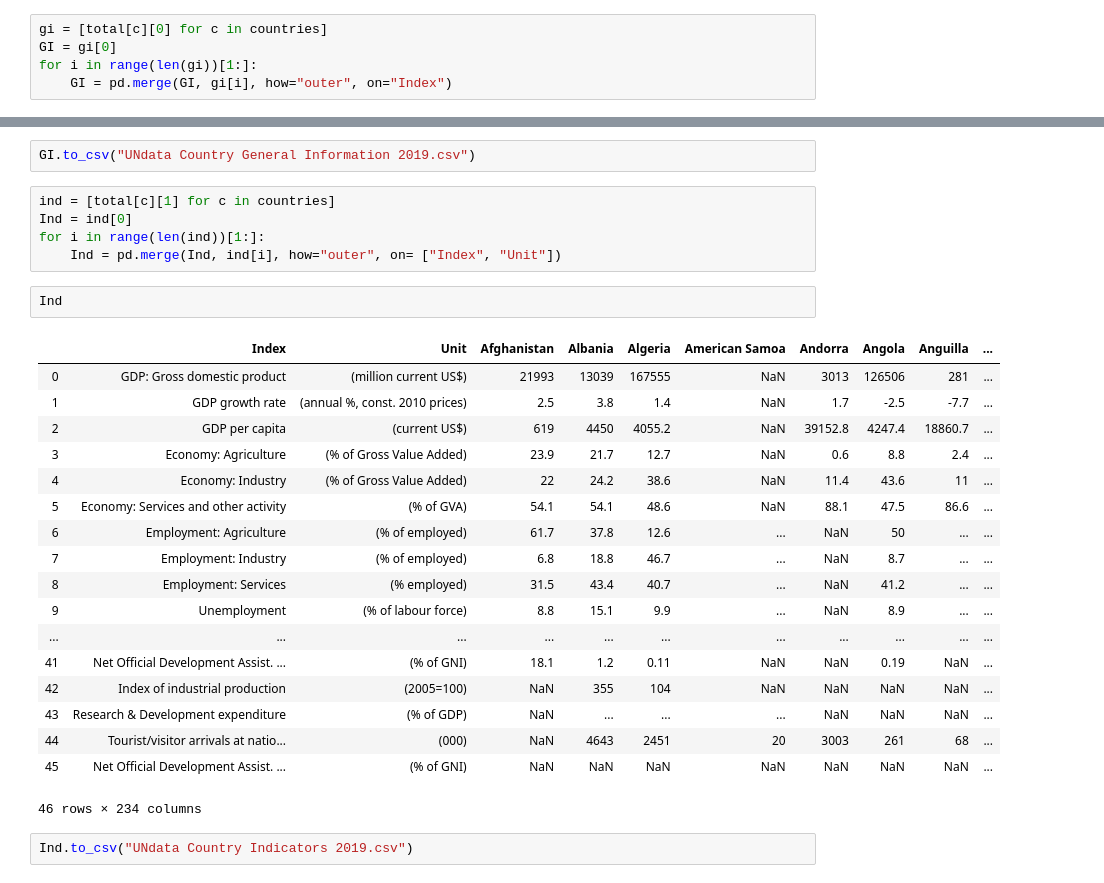
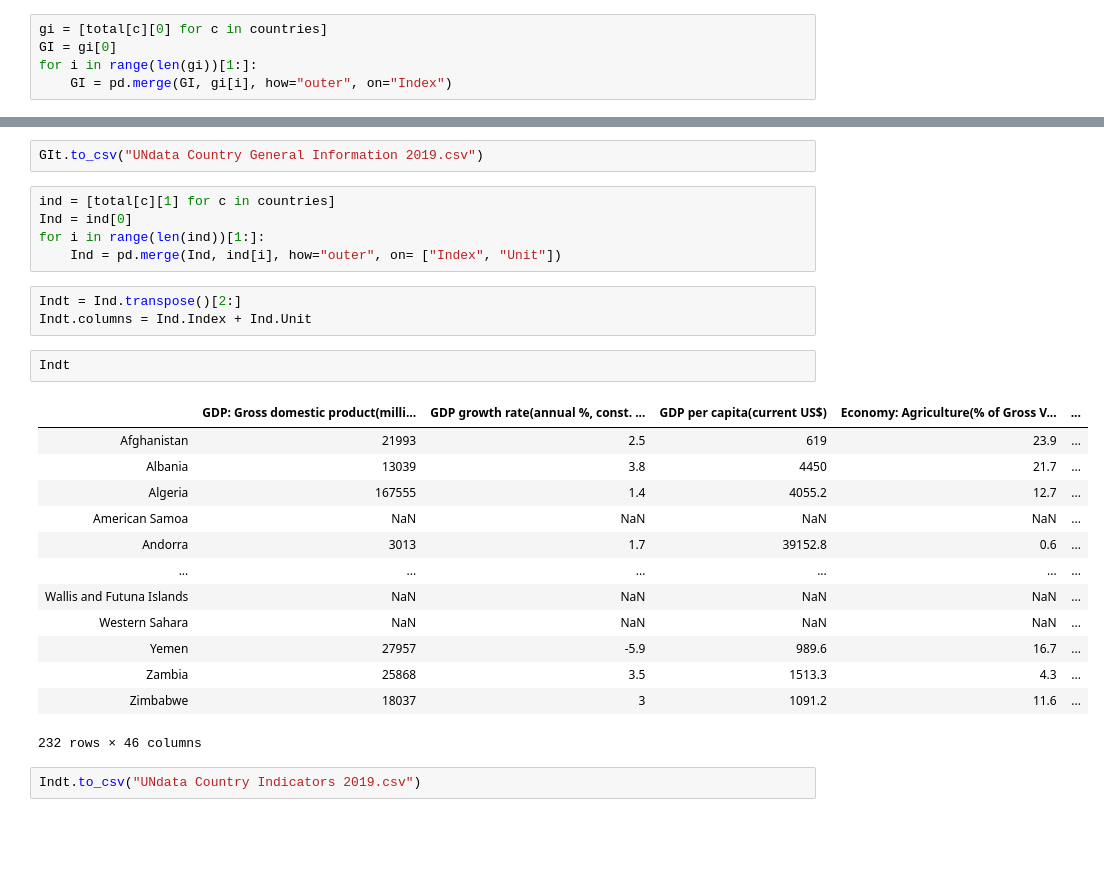
Before and after one commit to amayooo/data-tah-dah, a Jupyter notebook: UNdata/UNdata_multiple_countries.ipynb, the cells around one changed output, grey strips where cells are left out. Cells and saved outputs as stored; diff of their text form; blank space fills up the shorter version.

```diff
--- a/UNdata/UNdata_multiple_countries.ipynb
+++ b/UNdata/UNdata_multiple_countries.ipynb
@@ -99,30 +100,28 @@ GI
 # %%
-GI.to_csv("UNdata Country General Information 2019.csv")
+GIt.to_csv("UNdata Country General Information 2019.csv")
 # %%
 ind = [total[c][1] for c in countries]
 Ind = ind[0]
 for i in range(len(ind))[1:]:
     Ind = pd.merge(Ind, ind[i], how="outer", on= ["Index", "Unit"])
-# %%
-Ind
-# %% [output]
-|  | Index | Unit | Afghanistan | Albania | Algeria | American Samoa | Andorra | Angola | Anguilla | ... |
-| 0 | GDP: Gross domestic product | (million current US$) | 21993 | 13039 | 167555 | NaN | 3013 | 126506 | 281 | ... |
-| 1 | GDP growth rate | (annual %, const. 2010 prices) | 2.5 | 3.8 | 1.4 | NaN | 1.7 | -2.5 | -7.7 | ... |
-| 2 | GDP per capita | (current US$) | 619 | 4450 | 4055.2 | NaN | 39152.8 | 4247.4 | 18860.7 | ... |
-| 3 | Economy: Agriculture | (% of Gross Value Added) | 23.9 | 21.7 | 12.7 | NaN | 0.6 | 8.8 | 2.4 | ... |
-| 4 | Economy: Industry | (% of Gross Value Added) | 22 | 24.2 | 38.6 | NaN | 11.4 | 43.6 | 11 | ... |
-| 5 | Economy: Services and other activity | (% of GVA) | 54.1 | 54.1 | 48.6 | NaN | 88.1 | 47.5 | 86.6 | ... |
-| 6 | Employment: Agriculture | (% of employed) | 61.7 | 37.8 | 12.6 | ... | NaN | 50 | ... | ... |
-| 7 | Employment: Industry | (% of employed) | 6.8 | 18.8 | 46.7 | ... | NaN | 8.7 | ... | ... |
-| 8 | Employment: Services | (% employed) | 31.5 | 43.4 | 40.7 | ... | NaN | 41.2 | ... | ... |
-| 9 | Unemployment | (% of labour force) | 8.8 | 15.1 | 9.9 | ... | NaN | 8.9 | ... | ... |
-| ... | ... | ... | ... | ... | ... | ... | ... | ... | ... | ... |
-| 41 | Net Official Development Assist. ... | (% of GNI) | 18.1 | 1.2 | 0.11 | NaN | NaN | 0.19 | NaN | ... |
-| 42 | Index of industrial production | (2005=100) | NaN | 355 | 104 | NaN | NaN | NaN | NaN | ... |
-| 43 | Research & Development expenditure | (% of GDP) | NaN | ... | ... | ... | NaN | NaN | NaN | ... |
-| 44 | Tourist/visitor arrivals at natio... | (000) | NaN | 4643 | 2451 | 20 | 3003 | 261 | 68 | ... |
-| 45 | Net Official Development Assist. ... | (% of GNI) | NaN | NaN | NaN | NaN | NaN | NaN | NaN | ... |
-46 rows × 234 columns
+# %%
+Indt = Ind.transpose()[2:]
+Indt.columns = Ind.Index + Ind.Unit
+# %%
+Indt
+# %% [output]
+|  | GDP: Gross domestic product(milli... | GDP growth rate(annual %, const. ... | GDP per capita(current US$) | Economy: Agriculture(% of Gross V... | ... |
+| Afghanistan | 21993 | 2.5 | 619 | 23.9 | ... |
+| Albania | 13039 | 3.8 | 4450 | 21.7 | ... |
+| Algeria | 167555 | 1.4 | 4055.2 | 12.7 | ... |
+| American Samoa | NaN | NaN | NaN | NaN | ... |
+| Andorra | 3013 | 1.7 | 39152.8 | 0.6 | ... |
+| ... | ... | ... | ... | ... | ... |
+| Wallis and Futuna Islands | NaN | NaN | NaN | NaN | ... |
+| Western Sahara | NaN | NaN | NaN | NaN | ... |
+| Yemen | 27957 | -5.9 | 989.6 | 16.7 | ... |
+| Zambia | 25868 | 3.5 | 1513.3 | 4.3 | ... |
+| Zimbabwe | 18037 | 3 | 1091.2 | 11.6 | ... |
+232 rows × 46 columns
 # %%
-Ind.to_csv("UNdata Country Indicators 2019.csv")
+Indt.to_csv("UNdata Country Indicators 2019.csv")
```
Also changed, not shown: parts of 6 cells of this notebook, 2 other files.
